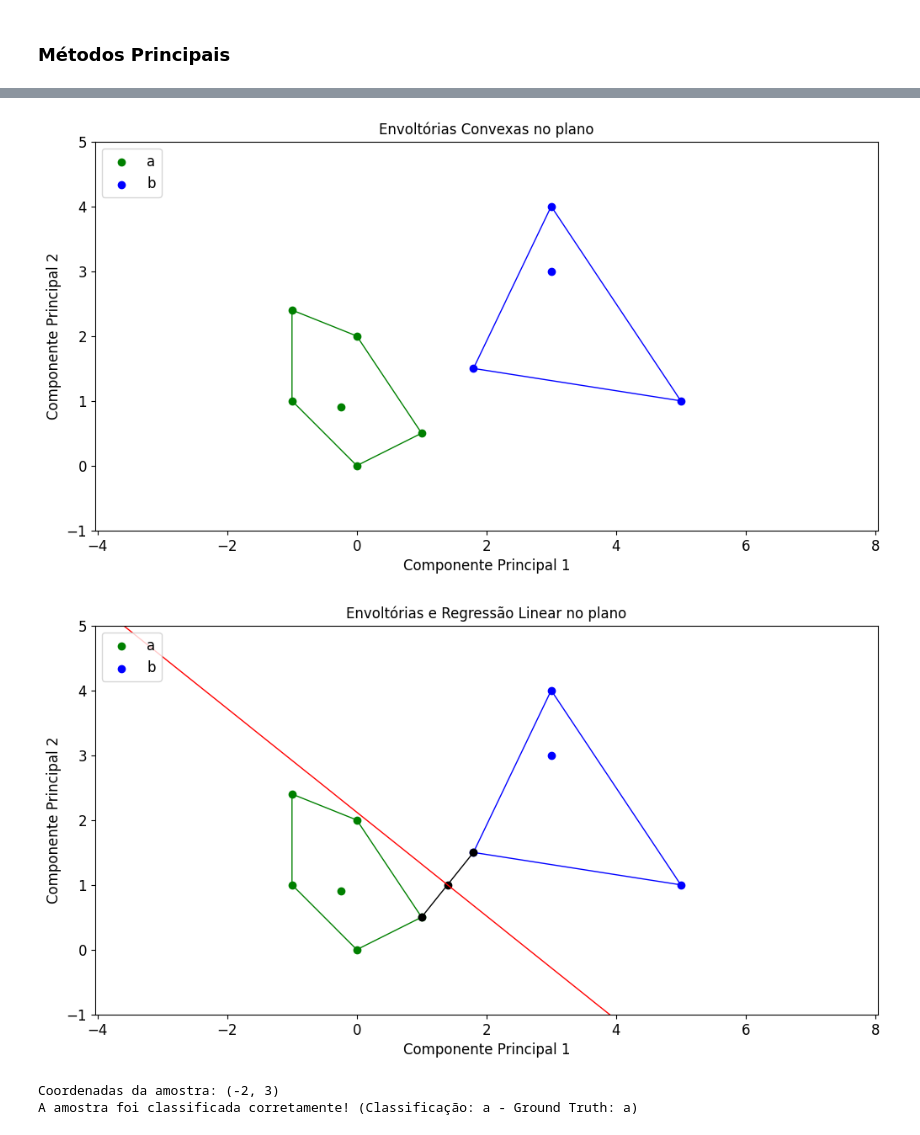
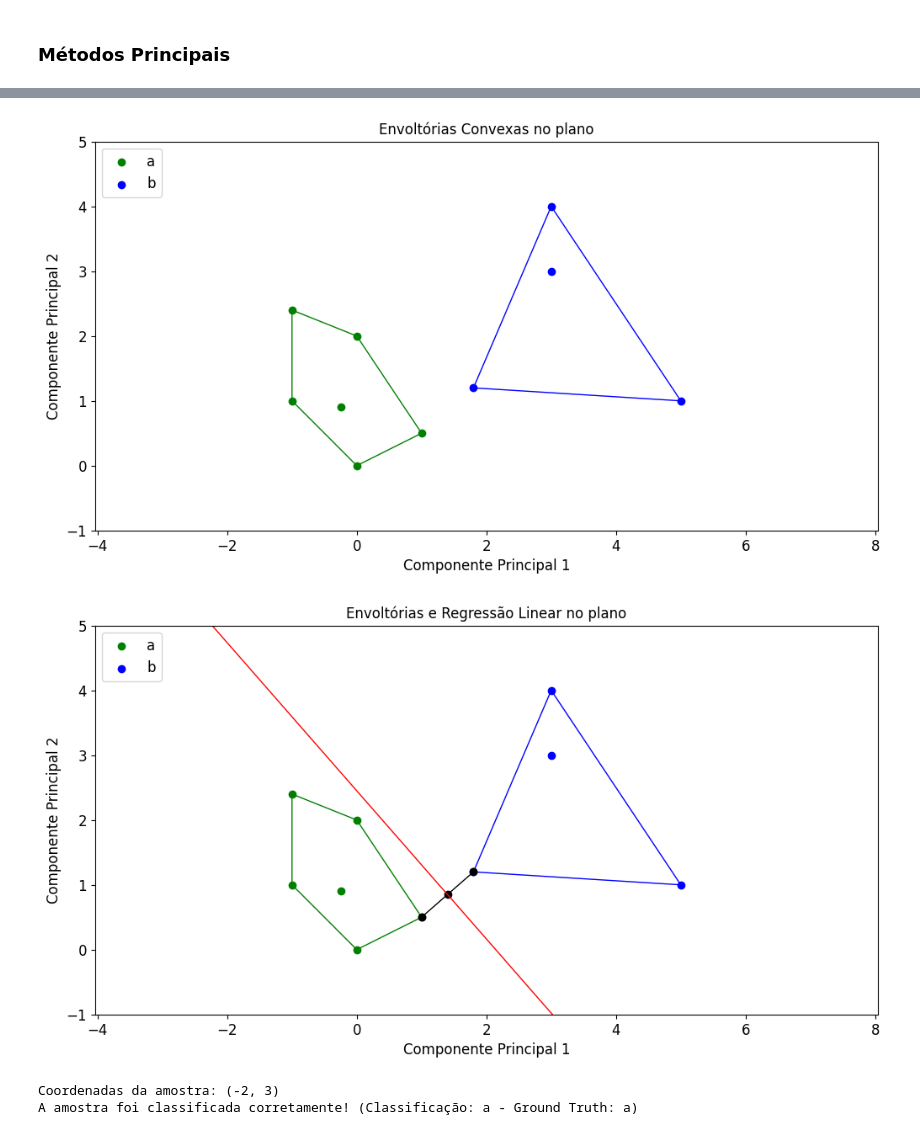
Before and after one commit to vinisilvag/geometry-classifier, a Jupyter notebook: src/main.ipynb, the cells around one changed output, grey strips where cells are left out. Drawn from its saved outputs; the diff is of its cells as text; code cells hidden in the pictures.

```diff
--- a/src/main.ipynb
+++ b/src/main.ipynb
@@ -471,7 +530,7 @@ label_a = "a"
 label_b = "b"
 
 set_a = [Sample(0, 2, label_a), Sample(0, 0, label_a), Sample(-0.25, 0.9, label_a), Sample(-1, 2.4, label_a), Sample(1, 0.5, label_a), Sample(-1, 1, label_a)]
-set_b = [Sample(1.8, 1.5, label_b), Sample(3, 4, label_b), Sample(5, 1, label_b), Sample(3, 3, label_b)]
+set_b = [Sample(1.8, 1.2, label_b), Sample(3, 4, label_b), Sample(5, 1, label_b), Sample(3, 3, label_b)]
 
 plot_sets(set_a, set_b, label_a, label_b)
 # %% [output]
@@ -484,16 +543,16 @@ hull_b = graham_scan(set_b)
 
 plot_hulls(set_a, set_b, hull_a, hull_b, label_a, label_b)
 # %% [output]
-[figure, old version]
+[figure, new version]
 # %%
 # Verificar se as duas envoltórias são linearmente separáveis
 # %%
 # Classificador
-b0, b1, point_a, point_b, up_label, down_label = make_classifier(hull_a, hull_b, label_a, label_b)
+b0, b1, is_vertical, vertical_coord, point_a, point_b, up_label, down_label = make_classifier(hull_a, hull_b, label_a, label_b)
 
-plot_classifier(set_a, set_b, hull_a, hull_b, b0, b1, point_a, point_b, label_a, label_b)
+plot_classifier(set_a, set_b, hull_a, hull_b, b0, b1, is_vertical, vertical_coord, point_a, point_b, label_a, label_b)
 # %% [output]
-[figure, old version]
+[figure, new version]
 # %%
 # Exemplo de classificação de uma amostra
 
```
Also changed, not shown: parts of 43 cells of this notebook, 25 other files.
